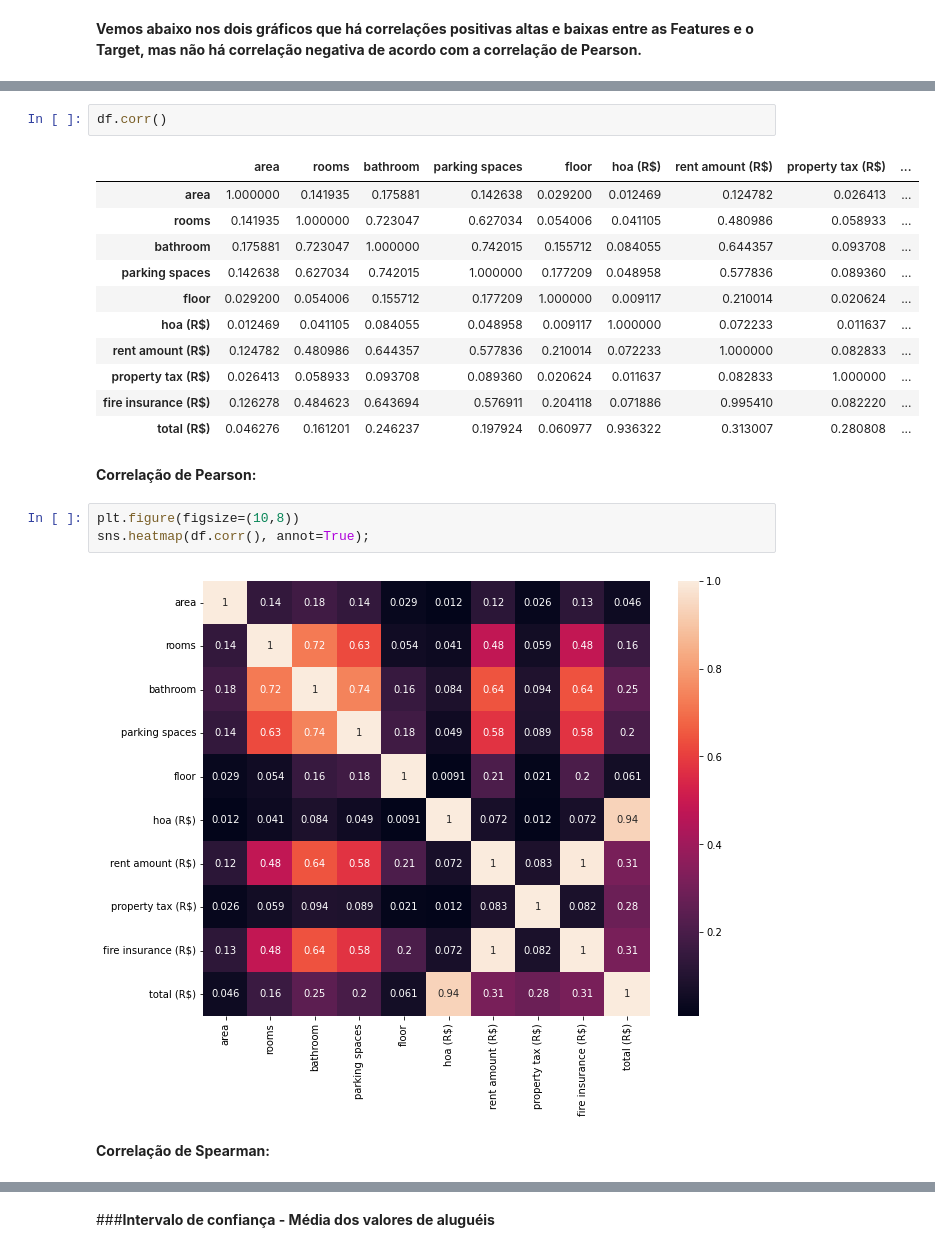
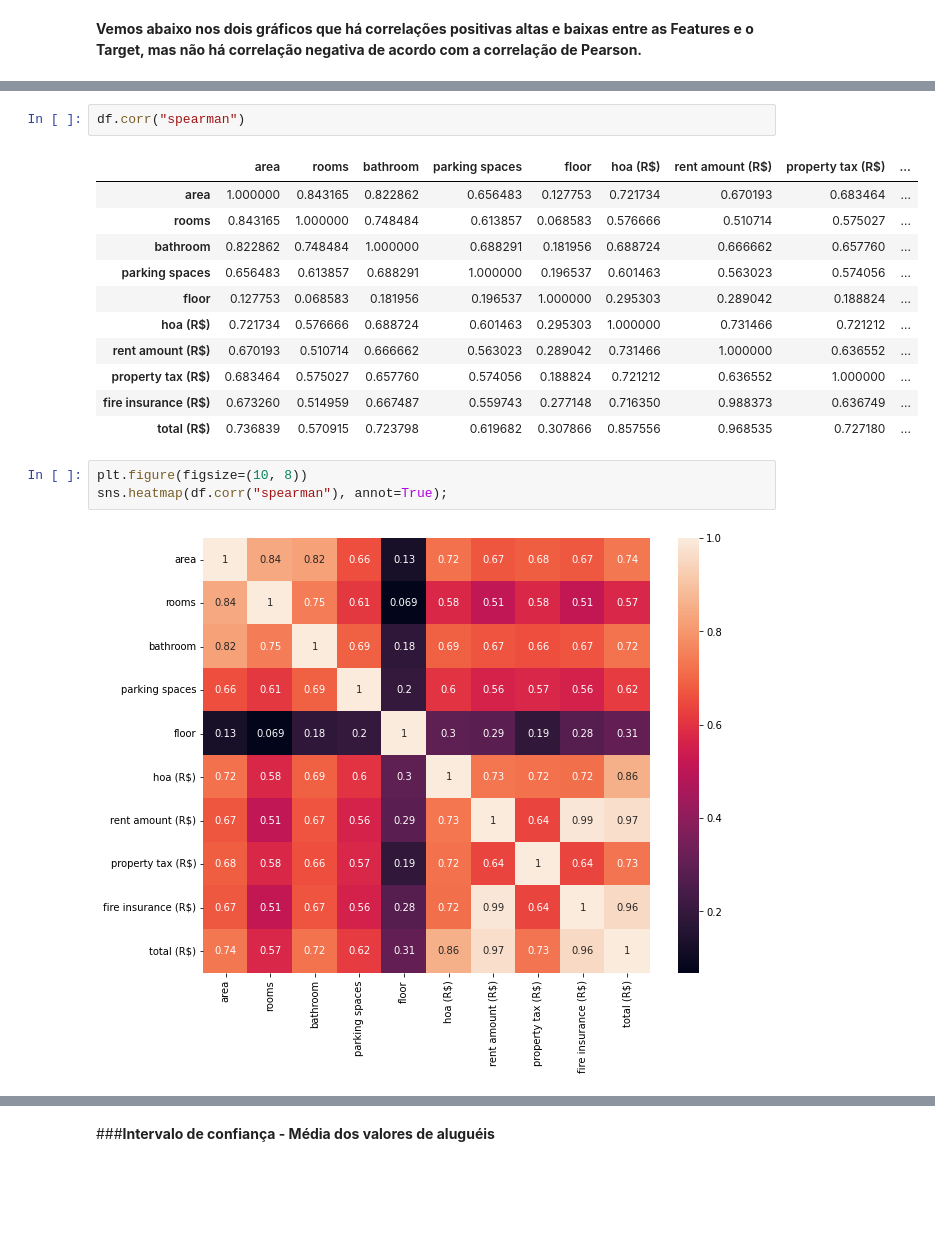
Before and after one commit to fabiobarreto-ds/data-analysis, a Jupyter notebook: 01-aluguel de casas/01_aluguel_de_casas_EDA.ipynb, the cells around one changed output, grey strips where cells are left out. Saved outputs shown, nothing was run; the diff lists cells and outputs as text; blank space fills up the shorter version.

```diff
--- a/01-aluguel de casas/01_aluguel_de_casas_EDA.ipynb
+++ b/01-aluguel de casas/01_aluguel_de_casas_EDA.ipynb
@@ -129,23 +141,19 @@ Name: floor, Length: 7963, dtype: int64
 # %%
-df.corr()
+df.corr("spearman")
 # %% [output]
 |  | area | rooms | bathroom | parking spaces | floor | hoa (R$) | rent amount (R$) | property tax (R$) | ... |
-| area | 1.000000 | 0.141935 | 0.175881 | 0.142638 | 0.029200 | 0.012469 | 0.124782 | 0.026413 | ... |
-| rooms | 0.141935 | 1.000000 | 0.723047 | 0.627034 | 0.054006 | 0.041105 | 0.480986 | 0.058933 | ... |
-| bathroom | 0.175881 | 0.723047 | 1.000000 | 0.742015 | 0.155712 | 0.084055 | 0.644357 | 0.093708 | ... |
-| parking spaces | 0.142638 | 0.627034 | 0.742015 | 1.000000 | 0.177209 | 0.048958 | 0.577836 | 0.089360 | ... |
-| floor | 0.029200 | 0.054006 | 0.155712 | 0.177209 | 1.000000 | 0.009117 | 0.210014 | 0.020624 | ... |
-| hoa (R$) | 0.012469 | 0.041105 | 0.084055 | 0.048958 | 0.009117 | 1.000000 | 0.072233 | 0.011637 | ... |
-| rent amount (R$) | 0.124782 | 0.480986 | 0.644357 | 0.577836 | 0.210014 | 0.072233 | 1.000000 | 0.082833 | ... |
-| property tax (R$) | 0.026413 | 0.058933 | 0.093708 | 0.089360 | 0.020624 | 0.011637 | 0.082833 | 1.000000 | ... |
-| fire insurance (R$) | 0.126278 | 0.484623 | 0.643694 | 0.576911 | 0.204118 | 0.071886 | 0.995410 | 0.082220 | ... |
-| total (R$) | 0.046276 | 0.161201 | 0.246237 | 0.197924 | 0.060977 | 0.936322 | 0.313007 | 0.280808 | ... |
+| area | 1.000000 | 0.843165 | 0.822862 | 0.656483 | 0.127753 | 0.721734 | 0.670193 | 0.683464 | ... |
+| rooms | 0.843165 | 1.000000 | 0.748484 | 0.613857 | 0.068583 | 0.576666 | 0.510714 | 0.575027 | ... |
+| bathroom | 0.822862 | 0.748484 | 1.000000 | 0.688291 | 0.181956 | 0.688724 | 0.666662 | 0.657760 | ... |
+| parking spaces | 0.656483 | 0.613857 | 0.688291 | 1.000000 | 0.196537 | 0.601463 | 0.563023 | 0.574056 | ... |
+| floor | 0.127753 | 0.068583 | 0.181956 | 0.196537 | 1.000000 | 0.295303 | 0.289042 | 0.188824 | ... |
+| hoa (R$) | 0.721734 | 0.576666 | 0.688724 | 0.601463 | 0.295303 | 1.000000 | 0.731466 | 0.721212 | ... |
+| rent amount (R$) | 0.670193 | 0.510714 | 0.666662 | 0.563023 | 0.289042 | 0.731466 | 1.000000 | 0.636552 | ... |
+| property tax (R$) | 0.683464 | 0.575027 | 0.657760 | 0.574056 | 0.188824 | 0.721212 | 0.636552 | 1.000000 | ... |
+| fire insurance (R$) | 0.673260 | 0.514959 | 0.667487 | 0.559743 | 0.277148 | 0.716350 | 0.988373 | 0.636749 | ... |
+| total (R$) | 0.736839 | 0.570915 | 0.723798 | 0.619682 | 0.307866 | 0.857556 | 0.968535 | 0.727180 | ... |
-# %% [markdown]
-**Correlação de Pearson:**
 # %%
-plt.figure(figsize=(10,8))
-sns.heatmap(df.corr(), annot=True);
+plt.figure(figsize=(10, 8))
+sns.heatmap(df.corr("spearman"), annot=True);
 # %% [output]
-[figure, old version]
+[figure, new version]
-# %% [markdown]
-**Correlação de Spearman:**
```
Also changed, not shown: parts of 19 cells of this notebook.
